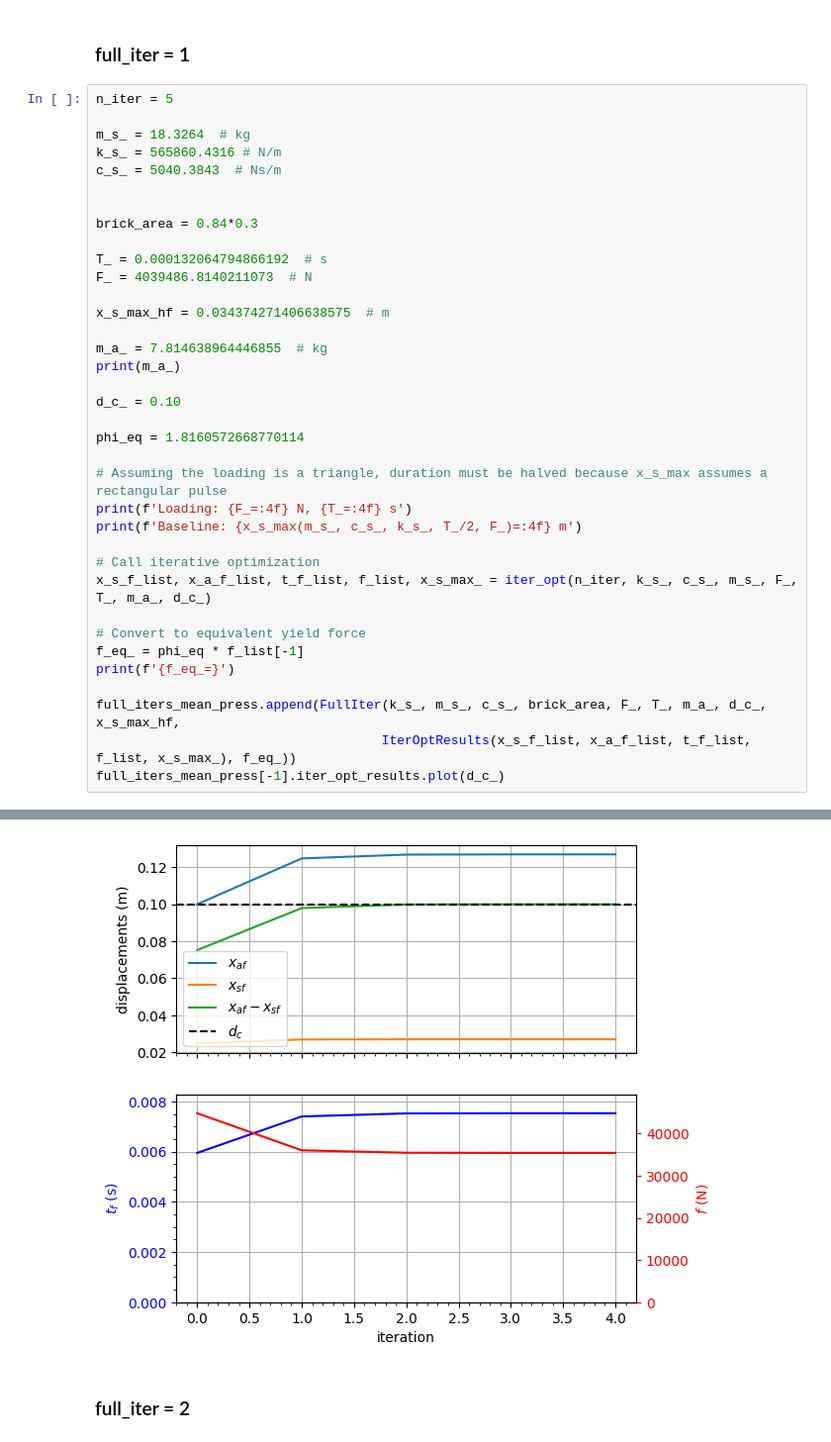
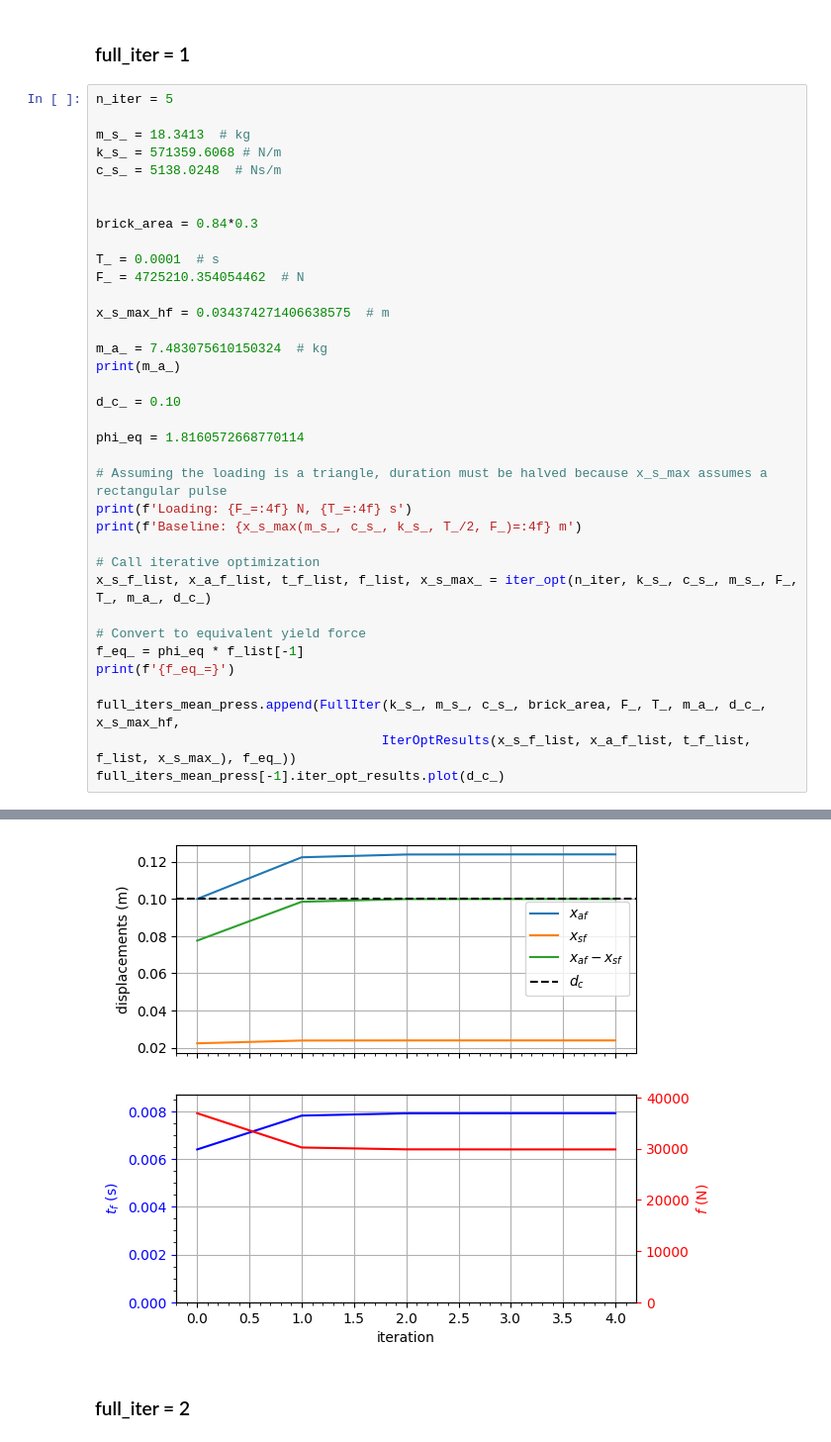
Before and after one commit to carloshernangarrido/optimization_simple_plastic, a Jupyter notebook: analytic.ipynb, the cells around one changed output, grey strips where cells are left out. Shown at 99% size. Cells and saved outputs as stored; diff of their text form.

```diff
--- a/analytic.ipynb
+++ b/analytic.ipynb
@@ -763,19 +948,19 @@ f_eq_=17555.695523898838
 # %%
 n_iter = 5
 
-m_s_ = 18.3264  # kg
-k_s_ = 565860.4316 # N/m
-c_s_ = 5040.3843  # Ns/m
+m_s_ = 18.3413  # kg
+k_s_ = 571359.6068 # N/m
+c_s_ = 5138.0248  # Ns/m
 
 
 brick_area = 0.84*0.3
 
-T_ = 0.000132064794866192  # s
-F_ = 4039486.8140211073  # N
+T_ = 0.0001  # s
+F_ = 4725210.354054462  # N
 
 x_s_max_hf = 0.034374271406638575  # m
 
-m_a_ = 7.814638964446855  # kg
+m_a_ = 7.483075610150324  # kg
 print(m_a_)
 
 d_c_ = 0.10
@@ -809,4 +994,4 @@ f_eq_=64347.251983464295
-[figure, old version]
+[figure, new version]
 # %% [markdown]
 ### full_iter = 2
 # %%
```
Also changed, not shown: parts of 16 cells of this notebook, 23 other files.
